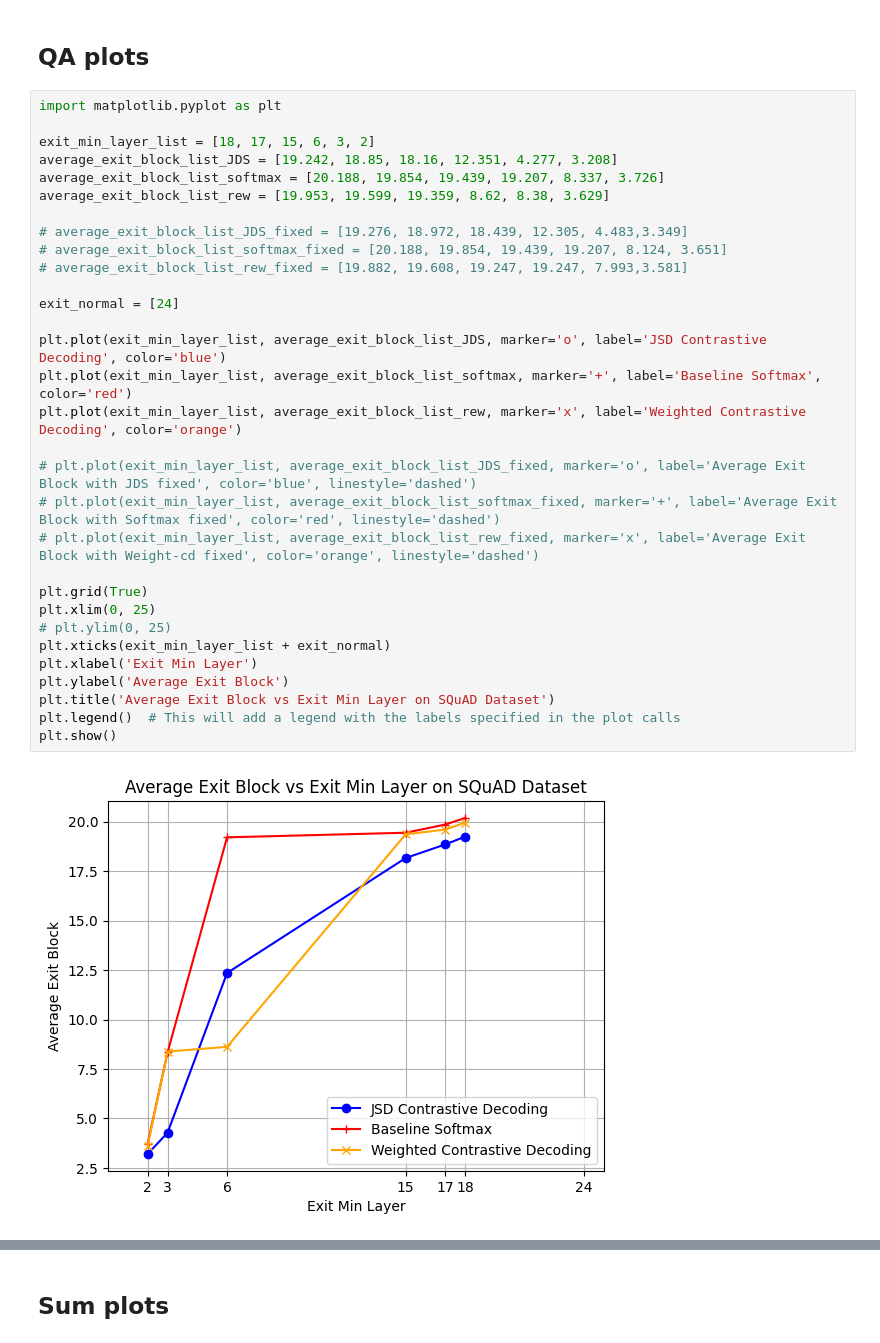
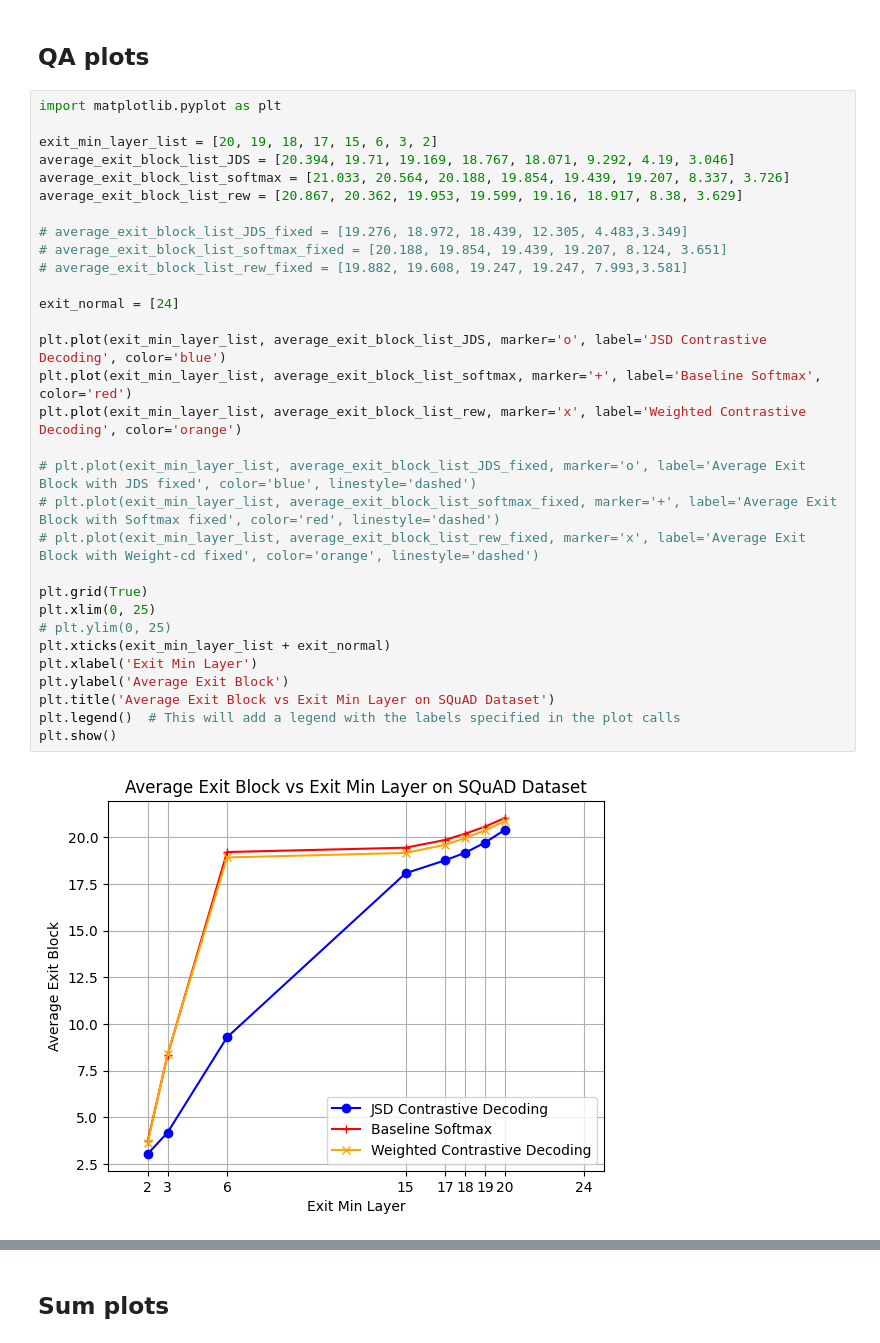
Before and after one commit to joanvelja/Confidently_Exiting, a Jupyter notebook: src/plots/plots_mn.ipynb, the cells around one changed output, grey strips where cells are left out. Cells and saved outputs as stored; diff of their text form.

```diff
--- a/src/plots/plots_mn.ipynb
+++ b/src/plots/plots_mn.ipynb
@@ -27,36 +27,36 @@ wandb: Find logs at: ./wandb/offline-run-20240512_173758-8wo5r78x/logs
 # %%
 import matplotlib.pyplot as plt
 
-exit_min_layer_list = [18, 17, 15, 6, 3, 2]
-average_exit_block_list_JDS = [19.242, 18.85, 18.16, 12.351, 4.277, 3.208]
-average_exit_block_list_softmax = [20.188, 19.854, 19.439, 19.207, 8.337, 3.726]
-average_exit_block_list_rew = [19.953, 19.599, 19.359, 8.62, 8.38, 3.629]
+exit_min_layer_list = [20, 19, 18, 17, 15, 6, 3, 2]
+average_exit_block_list_JDS = [20.394, 19.71, 19.169, 18.767, 18.071, 9.292, 4.19, 3.046]
+average_exit_block_list_softmax = [21.033, 20.564, 20.188, 19.854, 19.439, 19.207, 8.337, 3.726]
+average_exit_block_list_rew = [20.867, 20.362, 19.953, 19.599, 19.16, 18.917, 8.38, 3.629]
 
 # average_exit_block_list_JDS_fixed = [19.276, 18.972, 18.439, 12.305, 4.483,3.349]
 # average_exit_block_list_softmax_fixed = [20.188, 19.854, 19.439, 19.207, 8.124, 3.651]
 # average_exit_block_list_rew_fixed = [19.882, 19.608, 19.247, 19.247, 7.993,3.581]
 
 exit_normal = [24]
 
 plt.plot(exit_min_layer_list, average_exit_block_list_JDS, marker='o', label='JSD Contrastive Decoding', color='blue')
 plt.plot(exit_min_layer_list, average_exit_block_list_softmax, marker='+', label='Baseline Softmax', color='red')
 plt.plot(exit_min_layer_list, average_exit_block_list_rew, marker='x', label='Weighted Contrastive Decoding', color='orange')
 
 # plt.plot(exit_min_layer_list, average_exit_block_list_JDS_fixed, marker='o', label='Average Exit Block with JDS fixed', color='blue', linestyle='dashed')
 # plt.plot(exit_min_layer_list, average_exit_block_list_softmax_fixed, marker='+', label='Average Exit Block with Softmax fixed', color='red', linestyle='dashed')
 # plt.plot(exit_min_layer_list, average_exit_block_list_rew_fixed, marker='x', label='Average Exit Block with Weight-cd fixed', color='orange', linestyle='dashed')
 
 plt.grid(True)
 plt.xlim(0, 25)
 # plt.ylim(0, 25)
 plt.xticks(exit_min_layer_list + exit_normal)
 plt.xlabel('Exit Min Layer')
 plt.ylabel('Average Exit Block')
 plt.title('Average Exit Block vs Exit Min Layer on SQuAD Dataset')
 plt.legend()  # This will add a legend with the labels specified in the plot calls
 plt.show()
 # %% [output]
-[figure, old version]
+[figure, new version]
 # %%
 import matplotlib.pyplot as plt
 
```
Also changed, not shown: parts of 10 cells of this notebook, 12 other files.
